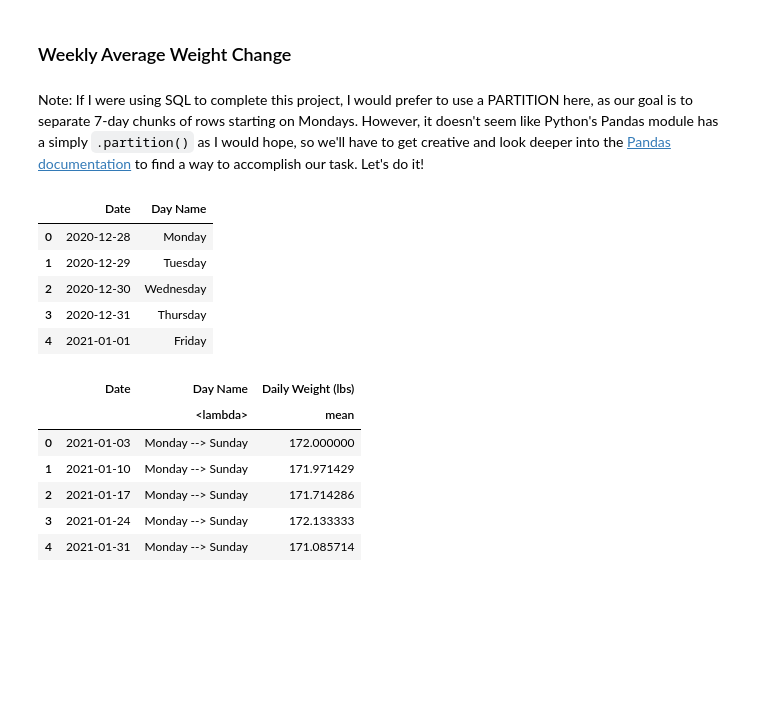
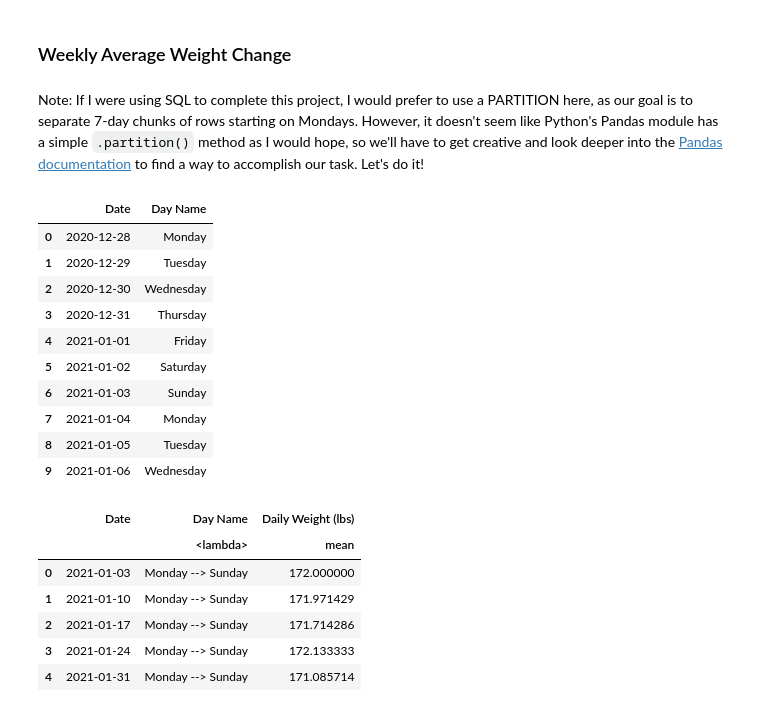
Before and after one commit to AvinashBisram/Data-Cleaning, a Jupyter notebook: Pandas 2021 Nutrition Data Cleaning/Python Nutrition Data Cleaning.ipynb, the cells around one changed output. Cells and saved outputs as stored; diff of their text form; code cells hidden in the pictures; blank space fills up the shorter version.

````diff
--- a/Pandas 2021 Nutrition Data Cleaning/Python Nutrition Data Cleaning.ipynb
+++ b/Pandas 2021 Nutrition Data Cleaning/Python Nutrition Data Cleaning.ipynb
@@ -670,21 +689,26 @@ Planning: Double check if the week starts on Sunday or Monday. Use a function to
 # %% [markdown]
 ### Weekly Average Weight Change
 # %% [markdown]
-Note: If I were using SQL to complete this project, I would prefer to use a PARTITION here, as our goal is to separate 7-day chunks of rows starting on Mondays. However, it doesn't seem like Python's Pandas module has a simply ```.partition()``` as I would hope, so we'll have to get creative and look deeper into the [Pandas documentation](https://pandas.pydata.org/docs/) to find a way to accomplish our task. Let's do it!
+Note: If I were using SQL to complete this project, I would prefer to use a PARTITION here, as our goal is to separate 7-day chunks of rows starting on Mondays. However, it doesn't seem like Python's Pandas module has a simple ```.partition()``` method as I would hope, so we'll have to get creative and look deeper into the [Pandas documentation](https://pandas.pydata.org/docs/) to find a way to accomplish our task. Let's do it!
 # %%
 ## Since we want to separate these chunks based on DateTime data, we might be able to use Pandas .Grouper() method
 
-# First let us create a temporary column called "Day Name" so we can make sure we group the dates correctly
+# First let us create a temporary column called "Day Name" so we can make sure we group the dates correctly (Monday start)
 
 copy_data['Day Name'] = copy_data['Date'].dt.day_name()
-copy_data[['Date','Day Name']].head() # a quick lookup using a calendar confirms that the method worked
+copy_data[['Date','Day Name']].head(10) # a quick lookup using a calendar confirms that the method worked
 # %% [output]
 |  | Date | Day Name |
 | 0 | 2020-12-28 | Monday |
 | 1 | 2020-12-29 | Tuesday |
 | 2 | 2020-12-30 | Wednesday |
 | 3 | 2020-12-31 | Thursday |
 | 4 | 2021-01-01 | Friday |
+| 5 | 2021-01-02 | Saturday |
+| 6 | 2021-01-03 | Sunday |
+| 7 | 2021-01-04 | Monday |
+| 8 | 2021-01-05 | Tuesday |
+| 9 | 2021-01-06 | Wednesday |
 # %%
 # We want our 7-day partitions to start on Monday and end on Sunday
 
````
Also changed, not shown: parts of 79 cells of this notebook.
